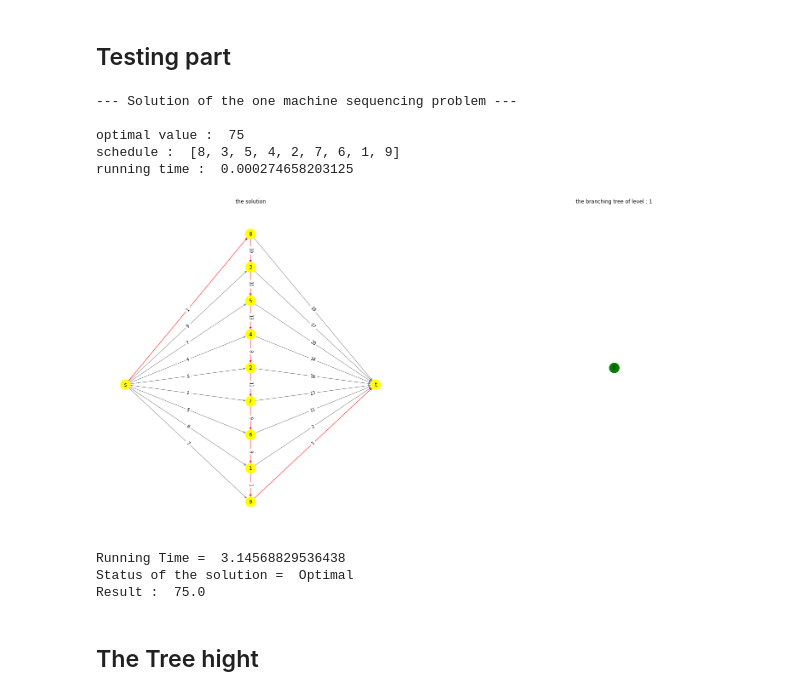
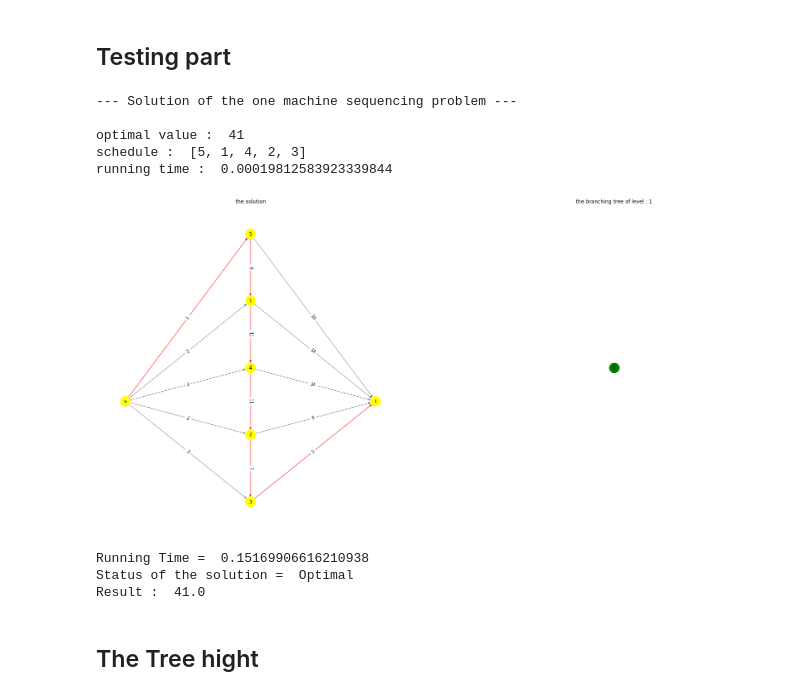
Before and after one commit to lolofo/ro_project_4gm, a Jupyter notebook: project_final/final_project.ipynb, the cells around one changed output. Saved outputs shown, nothing was run; the diff lists cells and outputs as text; code cells hidden in the pictures.

```diff
--- a/project_final/final_project.ipynb
+++ b/project_final/final_project.ipynb
@@ -22,6 +28,9 @@ import time                         # evaluate the the performance of the algori
 ### Main structure
 # %%
 class Node :
+    '''
+    definition of the attributes of the class
+    '''
 
     def __init__ (self , N , a , d , q) :
 
@@ -44,7 +53,7 @@ class Node :
             k+=1
 
 
-        # lower bound of the problem
+        # local lower bound
         self._LB = -math.inf
 
         #   attribut to link the nodes in a tree.
@@ -556,7 +579,6 @@ def branch_n_bound(N , a , d , q , msg = 0) :
     Queue = []      # list of nodes to process (a list of integers with the index of nodes to process in the Tree)
     UB = math.inf   # set the upper bound to a sufficiently large number
 
-    eps = 0.0001      # an optimality tolerance of %0.01
     incumbent = []  # initialize the incumbent solution
 
     root = Node(N , a , d , q)      # at the root node no variables are fixed
@@ -565,11 +587,12 @@ def branch_n_bound(N , a , d , q , msg = 0) :
     Queue.append(0)
 
     LB = root._lower_bound(N)
+    root._LB = LB
 
 
     order = 0
 
-    while (Queue!=[] and np.abs(UB-LB)>eps) :                     #   while there is nodes to treat :
+    while (Queue!=[] and np.abs(UB-LB)>=1) :                     #   while there is nodes to treat :
 
         currentindex = Queue[0]             # note that we follow a first-in-first-out node processing strategy
         currentnode = Tree[currentindex]
@@ -588,10 +611,11 @@ def branch_n_bound(N , a , d , q , msg = 0) :
         #   --> update of the upper bound
         #   --> update of the current solution
 
-        if currentUB <= UB :
+        if currentUB < UB :
             UB = currentUB
             incumbent = shr_schedule
             currentnode._update_sol = True  # this node made the current solution better
+
 
 
         if (output['status']=='not_optimal') :
@@ -607,27 +631,25 @@ def branch_n_bound(N , a , d , q , msg = 0) :
             e2._level = currentnode._level +1
 
 
+            #   update of the local lower bound
+            e1._LB = max(currentLB , e1._lower_bound(output['J']) , e1._lower_bound(output['J']+[output['jc']] ))
+            e2._LB = max(currentLB , e2._lower_bound(output['J']) , e2._lower_bound(output['J']+[output['jc']] ))
+
+
             # update of the tree and the queue
-
             Queue.append(len(Tree))
             Queue.append(len(Tree)+1)
 
             Tree.append(e1)
             Tree.append(e2)
 
-            #   update of the local lower bound
-            e1._LB = max(currentLB , e1._lower_bound(output['J']) , e1._lower_bound(output['J']+[output['jc']] ))
-            e2._LB = max(currentLB , e2._lower_bound(output['J']) , e2._lower_bound(output['J']+[output['jc']] ))
 
 
-        LB = min([Tree[n]._LB for n in Queue]) # global lower bound
-
-
+        LB = min([Tree[n]._LB for n in Queue]) # global lower
         Queue.remove(currentindex)
 
 
 
-
     return {'UB' : UB , 'LB' : LB , 'SCHD': incumbent , 'Tree' : Tree}
 # %%
 def construct_tree(Tree) :
@@ -800,7 +825,7 @@ def random_inst(n , dmax) :
 
   return N , a , d, q
 # %%
-N ,a,d,q = random_inst(40,10)
+N ,a,d,q = random_inst(5,1000)
 solution = solve_schrage_heuristic(N,a,d,q)
 # %% [output]
 --- Solution of the one machine sequencing problem ---
@@ -835,14 +915,16 @@ def instance_creation(N,a,d,q) :
 # %%
 def pulp_model(N,a,d,q):
-  # Input :
+  '''
+  input  : N,a,d,q --> values of the one machine sequencing problem.
 
-
+  output : model   --> pulp model of the problem.
+  '''
 
   # definition of the problem --> minimization
   model = LpProblem("one_machine",LpMinimize)
 
 
-  up_b = sum([a[i]+d[i]+q[i] for i in N])
+  up_b = sum([a[i]+d[i]+q[i] for i in N]) # this is the value of the worst solution
 
   # variables défnition
   x = LpVariable.dicts("x", (N,N), 0, 1, LpInteger)
@@ -892,32 +1263,30 @@ def solve_pulp_model(N,a,d,q):
 # %% [markdown]
 ## Testing part
 # %%
-N ,a,d,q = random_inst(9,15)
-import time
-
+N ,a,d,q = random_inst(5,15)
 ### The schrage heuristic
 solution = solve_schrage_heuristic(N,a,d,q)
 
 ### MIP solver
 
 N,a,d,q = instance_creation(N,a,d,q)
 model = pulp_model(N,a,d,q)
 
-start = time.time()
+start = time()
 model.solve(COIN_CMD(msg=0 , mip=1))
-end = time.time()-start
+end = time()-start
 print("Running Time = ",end)
 print("Status of the solution = ", LpStatus[model.status])
 print("Result : ", value(model.objective))
 # %% [output]
 --- Solution of the one machine sequencing problem ---
 
-optimal value :  75
-schedule :  [8, 3, 5, 4, 2, 7, 6, 1, 9]
-running time :  0.000274658203125
+optimal value :  41
+schedule :  [5, 1, 4, 2, 3]
+running time :  0.00019812583923339844
-[figure, old version]
+[figure, new version]
-Running Time =  3.14568829536438
+Running Time =  0.15169906616210938
 Status of the solution =  Optimal
-Result :  75.0
+Result :  41.0
 # %% [markdown]
 ## The Tree hight
```
Also changed, not shown: parts of 40 cells of this notebook.
